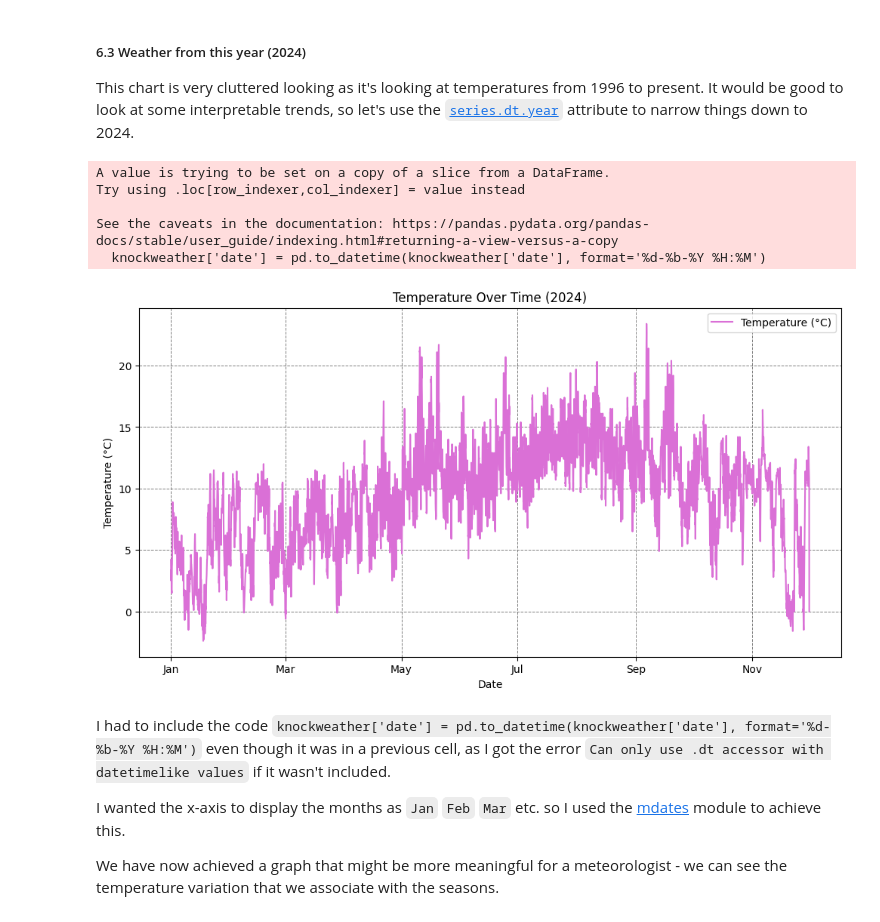
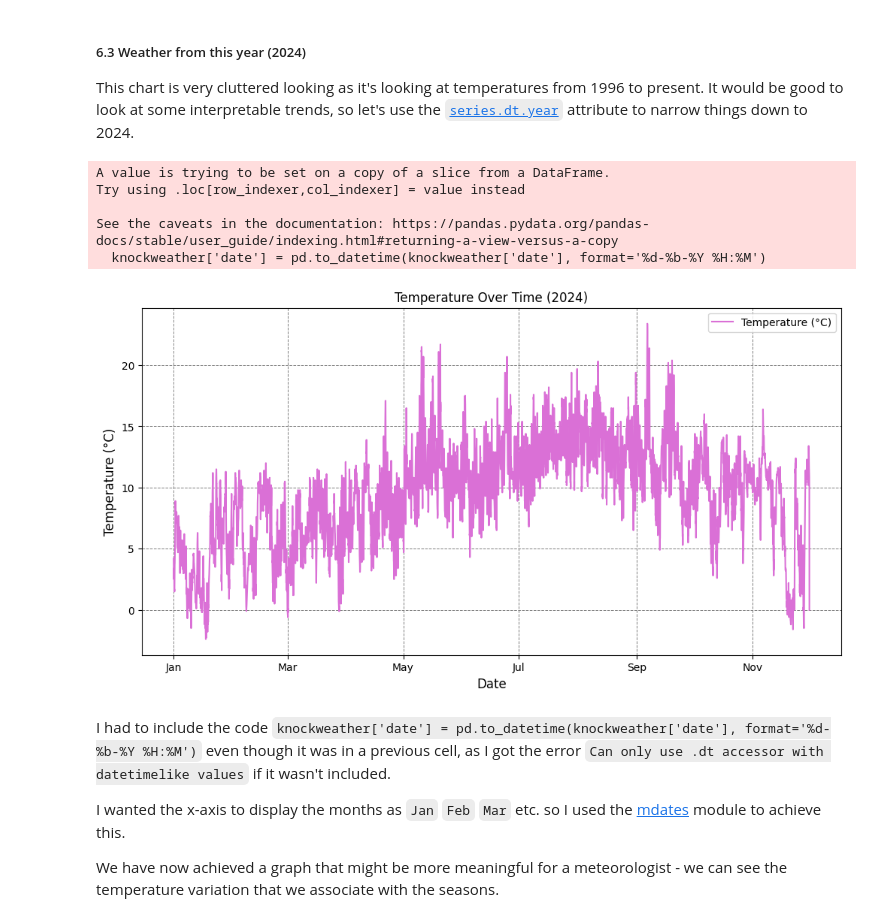
Before and after one commit to miriamroddy/PFDA, a Jupyter notebook: Assignments/assignment_6_Weather.ipynb, the cells around one changed output. Cells and saved outputs as stored; diff of their text form; code cells hidden in the pictures.

```diff
--- a/Assignments/assignment_6_Weather.ipynb
+++ b/Assignments/assignment_6_Weather.ipynb
@@ -139,32 +140,32 @@ This chart is very cluttered looking as it's looking at temperatures from 1996 t
 # %%
 # See markdown cell for commentary on why this code is repeated
 knockweather['date'] = pd.to_datetime(knockweather['date'], format='%d-%b-%Y %H:%M')
 
 # Lets create a new dataframe that enables us to focus on one specific year (2024)
 # https://www.geeksforgeeks.org/pandas-series-dt-year/
 weather2024 = knockweather.loc[knockweather['date'].dt.year == 2024]
 
 # Now create the plot
 plt.figure(figsize=(12, 6))
 plt.plot(weather2024['date'], weather2024['temp'], color='orchid', label='Temperature (°C)')
 
 # Reformat x-axis so the months are in Jan, Feb, Mar etc. format
 # https://www.geeksforgeeks.org/matplotlib-dates-dateformatter-class-in-python/
 
 plt.gca().xaxis.set_major_formatter(mdates.DateFormatter('%b'))
-plt.xlabel('Date')
-plt.ylabel('Temperature (°C)')
+plt.xlabel('Date', fontsize=12)
+plt.ylabel('Temperature (°C)', fontsize=12)
 plt.title('Temperature Over Time (2024)')
 plt.grid(color='gray', linestyle='--', linewidth=0.7)
 plt.legend()
 plt.show()
 # %% [output]
 A value is trying to be set on a copy of a slice from a DataFrame.
 Try using .loc[row_indexer,col_indexer] = value instead
 
 See the caveats in the documentation: https://pandas.pydata.org/pandas-docs/stable/user_guide/indexing.html#returning-a-view-versus-a-copy
   knockweather['date'] = pd.to_datetime(knockweather['date'], format='%d-%b-%Y %H:%M')
-[figure, old version]
+[figure, new version]
 # %% [markdown]
 I had to include the code `knockweather['date'] = pd.to_datetime(knockweather['date'], format='%d-%b-%Y %H:%M')` even though it was in a previous cell, as I got the error `Can only use .dt accessor with datetimelike values` if it wasn't included.
 
```
Also changed, not shown: parts of 10 cells of this notebook.
